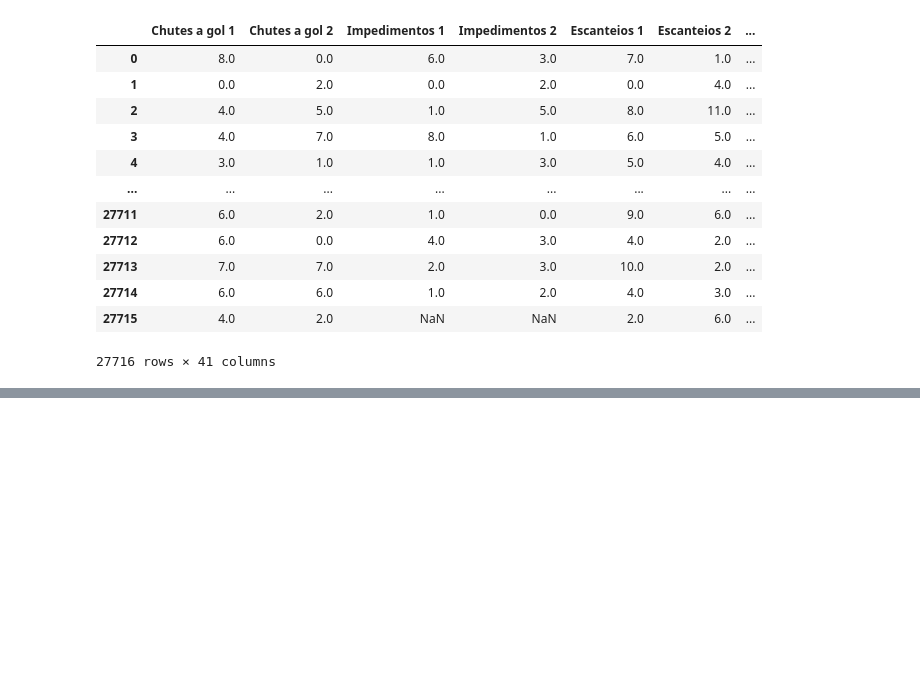
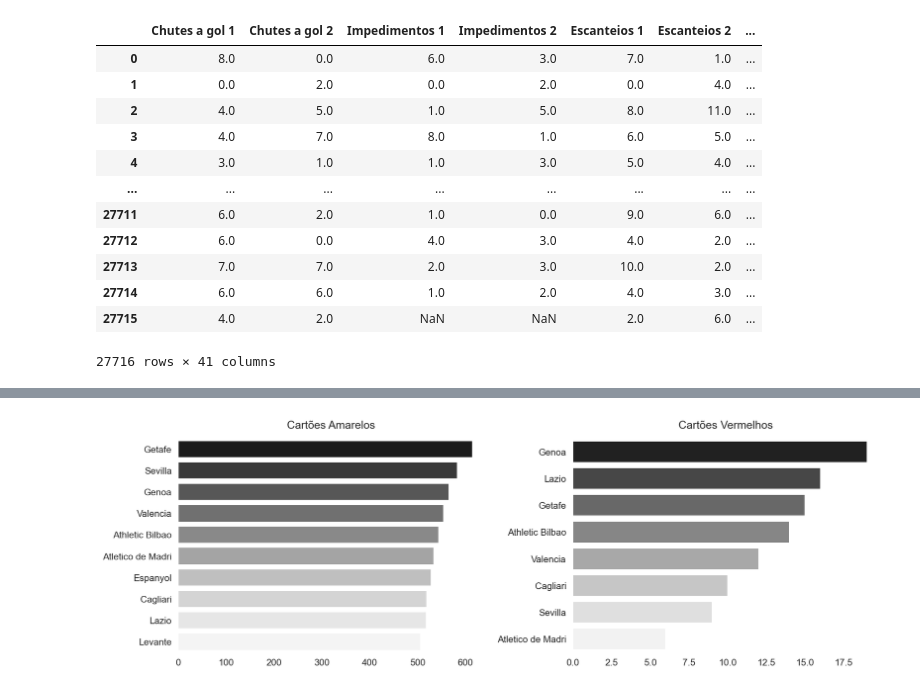
Before and after one commit to UFRJ-Analytica/PS-2025.1, a Jupyter notebook: analise-dados.ipynb, the cells around one changed output, grey strips where cells are left out. Drawn from its saved outputs; the diff is of its cells as text; code cells hidden in the pictures; blank space fills up the shorter version.

```diff
--- a/analise-dados.ipynb
+++ b/analise-dados.ipynb
@@ -55,0 +62,19 @@ plt.show()
+# %%
+# Criando dataframe auxiliar agrupando os times e somando os seus diferentes tipos de cartões em diferentes colunas
+lista_cartoes = ["Cartões amarelos 1", "Cartões vermelhos 1"]
+aux = df.groupby("Time 1")[lista_cartoes].sum().reset_index()
+fig, axs = plt.subplots(1, 2, dpi=150, figsize=(12, 4))
+
+# Criando o gráfico de barplot impedindo duplicatas em número de cartão para deixar mais interessante e aplicando cosméticos para deixar o visual mais "clean"
+for idx, nome in enumerate(lista_cartoes):
+    aux = aux.drop_duplicates(subset=[nome]).sort_values(by = nome, ascending = False).head(10)
+    sns.barplot(data=aux, x=nome, y="Time 1", hue = "Time 1", legend = False, ax=axs[idx], palette="Greys_r")
+    axs[idx].set_title(nome.rstrip("1").title(), y = 1.02)
+    axs[idx].set_ylabel('')
+    axs[idx].set_xlabel('')
+    for spine in axs[idx].spines.values():spine.set_visible(False)
+
+plt.tight_layout()
+plt.show()
+# %% [output]
+[figure, added]
```
Also changed, not shown: parts of 5 cells of this notebook.
